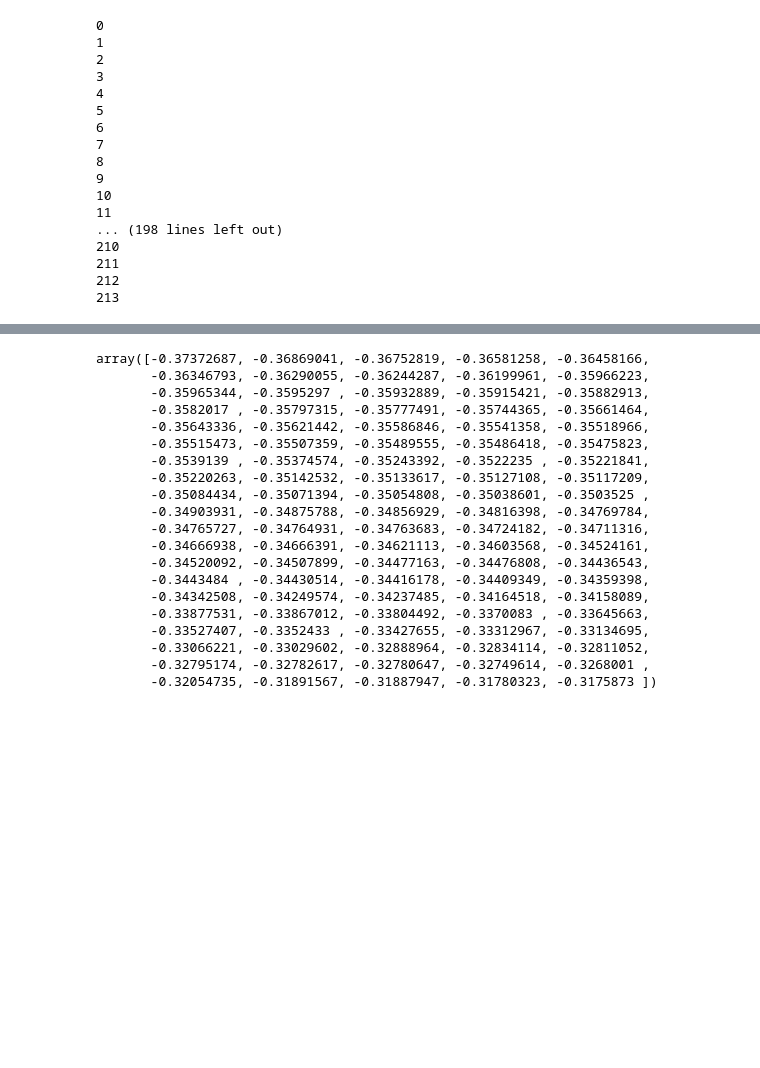
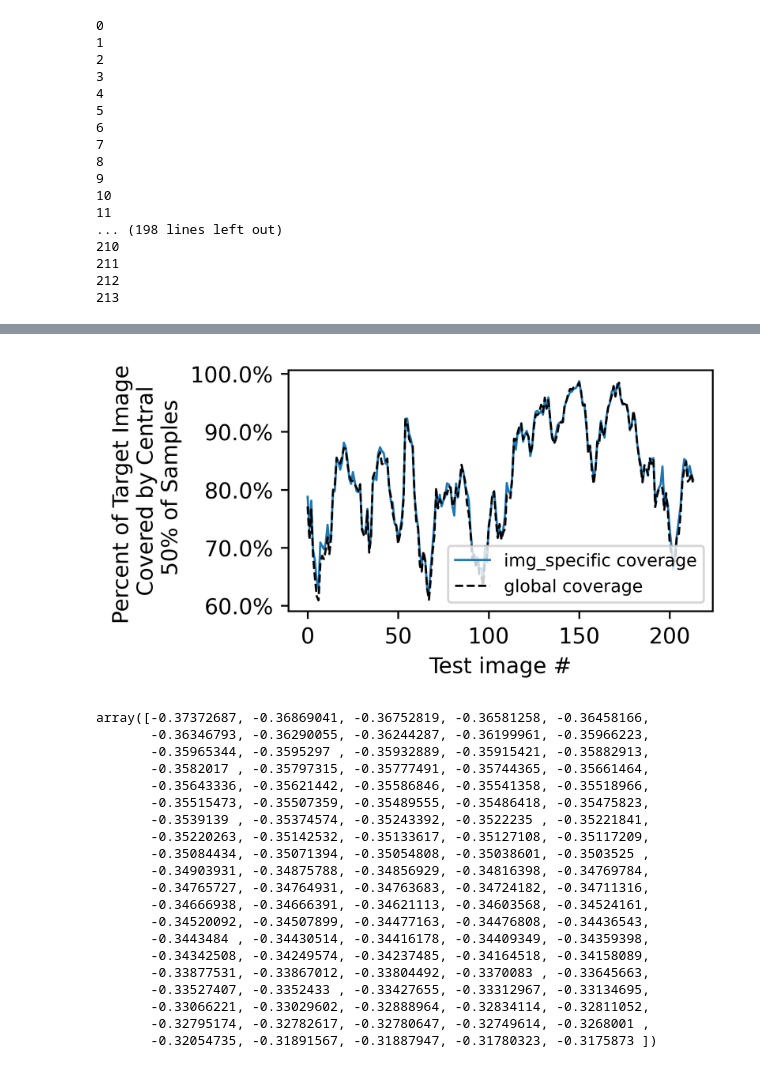
Before and after one commit to HarrisonGoldwyn/distributional_SRCNN, a Jupyter notebook: sr_ordered_train0p75/analysis/coverage_figure.ipynb, the cells around one changed output, grey strips where cells are left out. Saved outputs shown, nothing was run; the diff lists cells and outputs as text; code cells hidden in the pictures; blank space fills up the shorter version.

```diff
--- a/sr_ordered_train0p75/analysis/coverage_figure.ipynb
+++ b/sr_ordered_train0p75/analysis/coverage_figure.ipynb
@@ -291,3 +366,35 @@ plt.ylim((0.4, plt.gca().get_ylim()[1]))
+# %%
+from matplotlib.ticker import PercentFormatter
+
+x = np.arange(len(reordered_global_50_coverage))  # or your actual x-axis values
+
+plt.figure(figsize=(3.5, 2), dpi=600)
+
+# Plot the curves
+plt.plot(x, reordered_p5p5_50_coverage, label='img_specific coverage', color='C0',
+         ls='-',
+         lw=1,
+        #  marker='.',
+         )
+plt.plot(x, reordered_global_50_coverage, label='global coverage',
+         ls='--',
+         lw=1,
+        #  marker='.',
+         color='k')
+
+
+plt.xlabel('Test image #')
+plt.ylabel('Percent of Target Image \n Covered by Central \n 50% of Samples')
+
+plt.legend(
+    # loc='lower center',
+    fontsize=8
+    )
+
+
+plt.gca().yaxis.set_major_formatter(PercentFormatter(xmax=1))  # xmax=1 assumes y-values in [0, 1]
+# %% [output]
+[figure, added]
 # %%
 np.sort(-depths)
 # %% [output]
```
Also changed, not shown: parts of 7 cells of this notebook, 1 other file.
